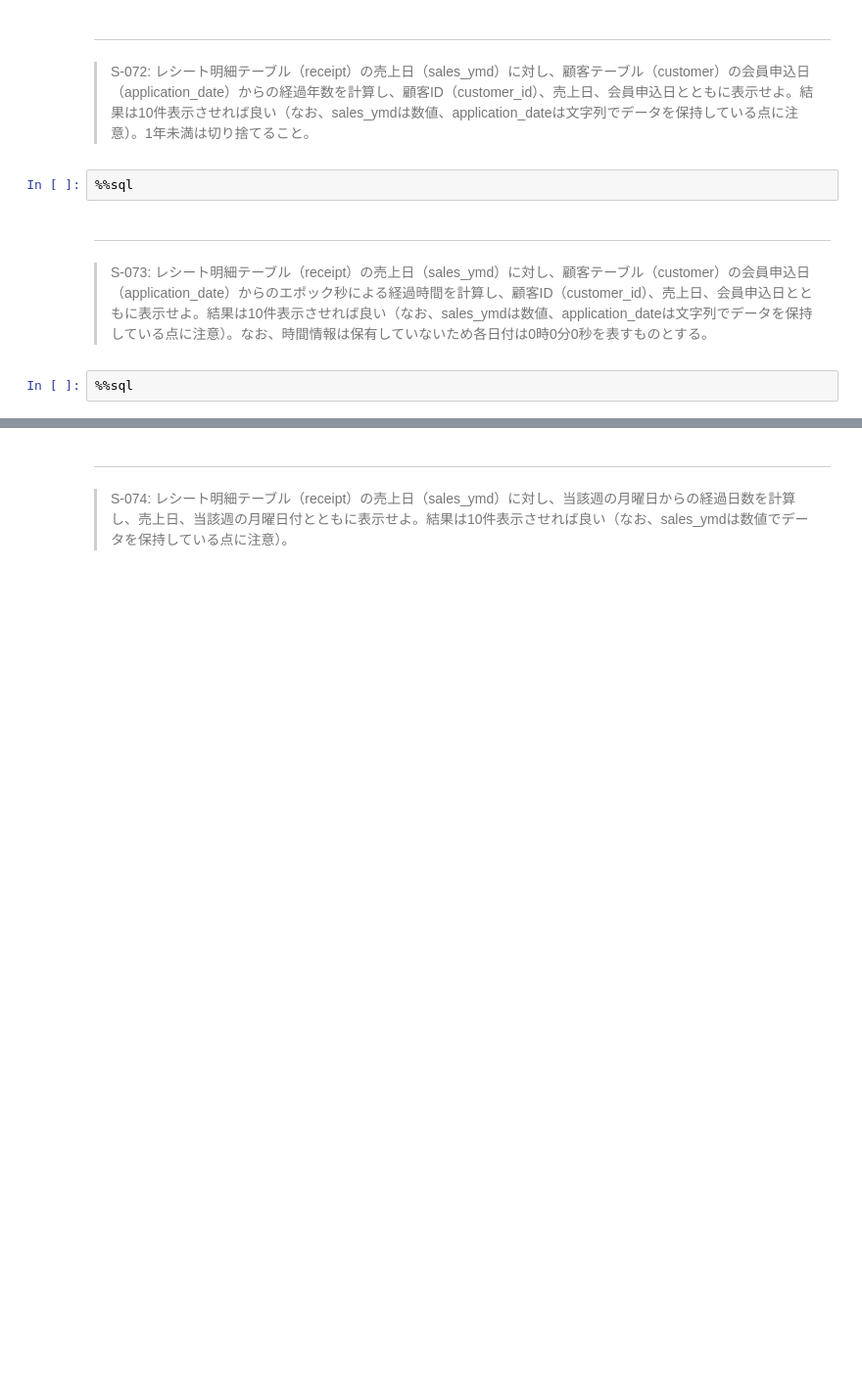
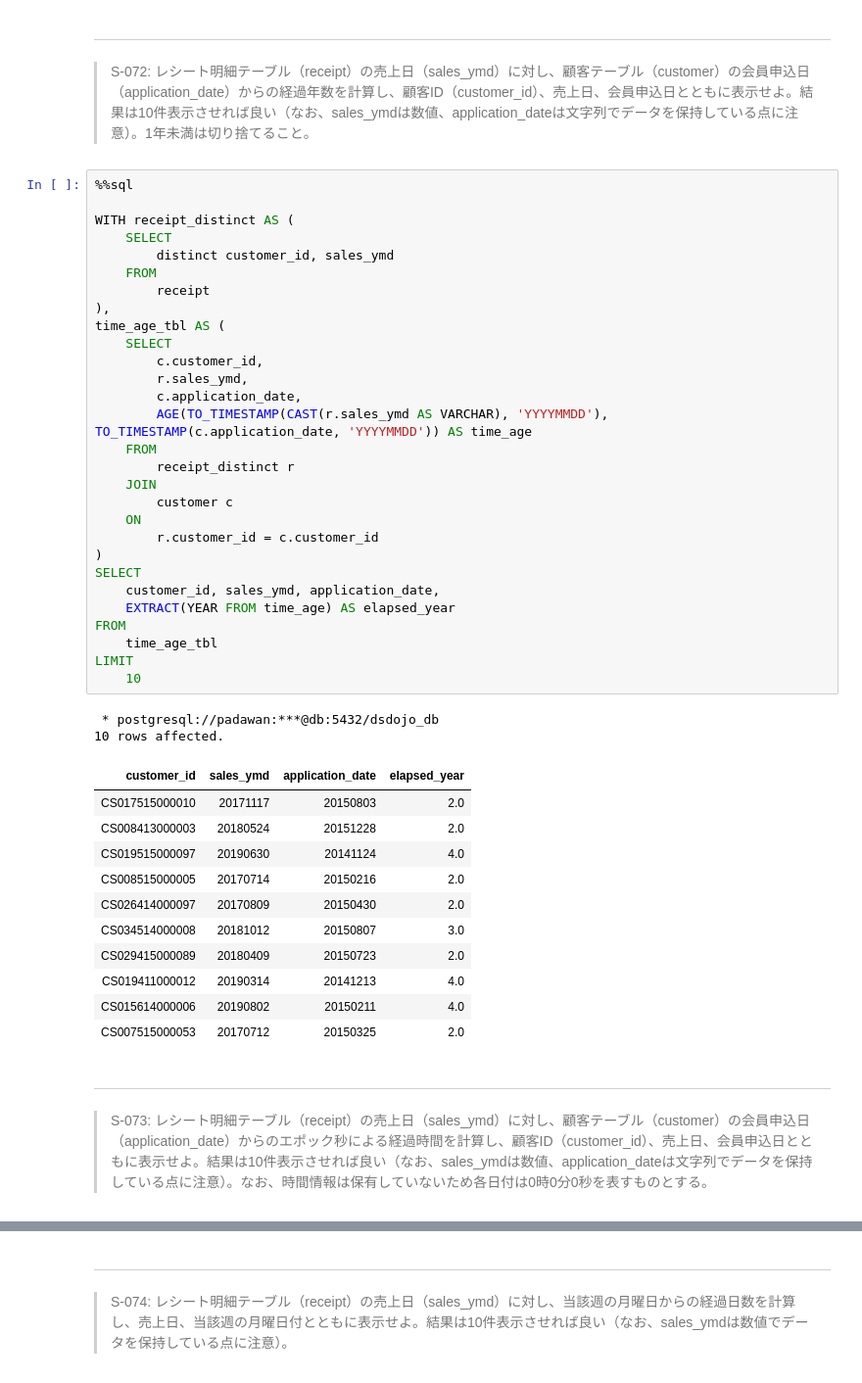
Before and after one commit to Toma0916/100knocks-preprocess, a Jupyter notebook: docker/work/preprocess_knock_SQL.ipynb, the cells around one changed output, grey strips where cells are left out. Shown: that part at 98% size. Drawn from its saved outputs; the diff is of its cells as text; blank space fills up the shorter version.

```diff
--- a/docker/work/preprocess_knock_SQL.ipynb
+++ b/docker/work/preprocess_knock_SQL.ipynb
@@ -1816,10 +1857,49 @@ LIMIT 10
 # %% [markdown]
 ---
 > S-072: レシート明細テーブル（receipt）の売上日（sales_ymd）に対し、顧客テーブル（customer）の会員申込日（application_date）からの経過年数を計算し、顧客ID（customer_id）、売上日、会員申込日とともに表示せよ。結果は10件表示させれば良い（なお、sales_ymdは数値、application_dateは文字列でデータを保持している点に注意）。1年未満は切り捨てること。
-# %%
-%%sql
+# %%
+%%sql
+
+WITH receipt_distinct AS (
+    SELECT
+        distinct customer_id, sales_ymd
+    FROM
+        receipt
+),
+time_age_tbl AS (
+    SELECT
+        c.customer_id,
+        r.sales_ymd,
+        c.application_date,
+        AGE(TO_TIMESTAMP(CAST(r.sales_ymd AS VARCHAR), 'YYYYMMDD'), TO_TIMESTAMP(c.application_date, 'YYYYMMDD')) AS time_age
+    FROM
+        receipt_distinct r
+    JOIN
+        customer c
+    ON
+        r.customer_id = c.customer_id
+)
+SELECT
+    customer_id, sales_ymd, application_date,
+    EXTRACT(YEAR FROM time_age) AS elapsed_year
+FROM
+    time_age_tbl
+LIMIT
+    10
+# %% [output]
+ * postgresql://padawan:***@db:5432/dsdojo_db
+10 rows affected.
+| customer_id | sales_ymd | application_date | elapsed_year |
+| CS017515000010 | 20171117 | 20150803 | 2.0 |
+| CS008413000003 | 20180524 | 20151228 | 2.0 |
+| CS019515000097 | 20190630 | 20141124 | 4.0 |
+| CS008515000005 | 20170714 | 20150216 | 2.0 |
+| CS026414000097 | 20170809 | 20150430 | 2.0 |
+| CS034514000008 | 20181012 | 20150807 | 3.0 |
+| CS029415000089 | 20180409 | 20150723 | 2.0 |
+| CS019411000012 | 20190314 | 20141213 | 4.0 |
+| CS015614000006 | 20190802 | 20150211 | 4.0 |
+| CS007515000053 | 20170712 | 20150325 | 2.0 |
 # %% [markdown]
 ---
 > S-073: レシート明細テーブル（receipt）の売上日（sales_ymd）に対し、顧客テーブル（customer）の会員申込日（application_date）からのエポック秒による経過時間を計算し、顧客ID（customer_id）、売上日、会員申込日とともに表示せよ。結果は10件表示させれば良い（なお、sales_ymdは数値、application_dateは文字列でデータを保持している点に注意）。なお、時間情報は保有していないため各日付は0時0分0秒を表すものとする。
-# %%
-%%sql
```
Also changed, not shown: parts of 5 cells of this notebook.
